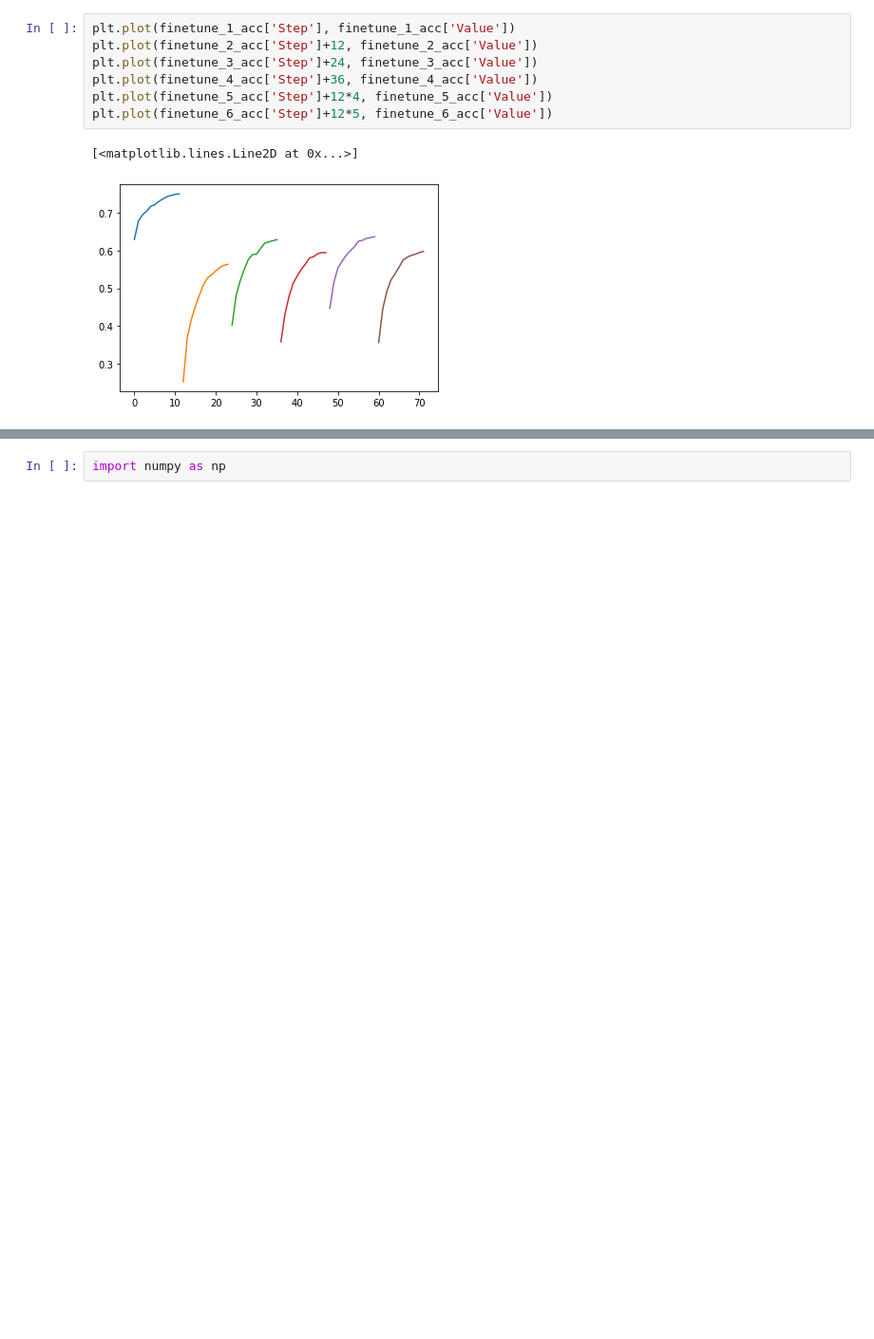
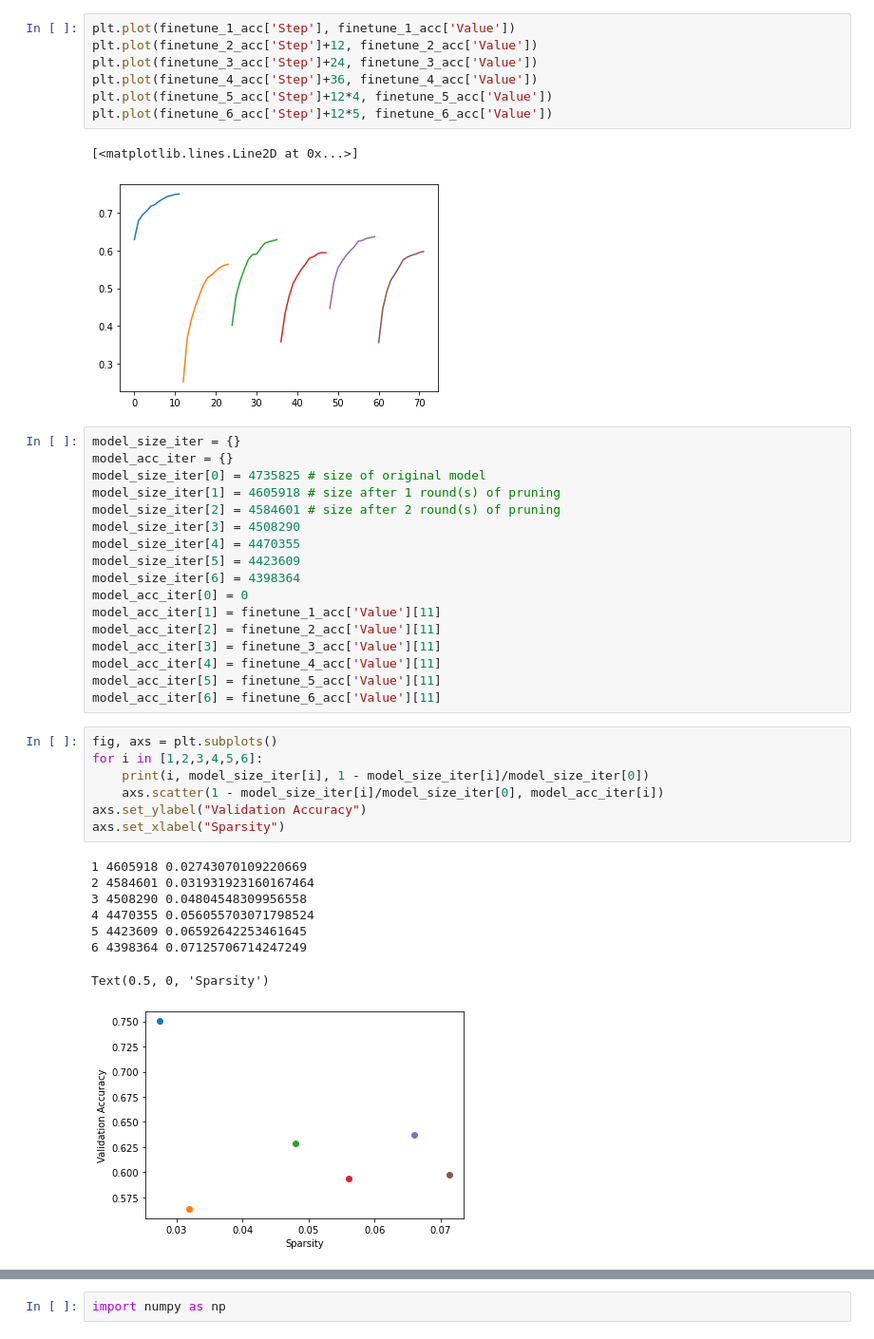
Before and after one commit to abhishek1ahuja/TransPose, a Jupyter notebook: plotting_results_exp2.ipynb, the cells around one changed output, grey strips where cells are left out. Shown at 95% size. Cells and saved outputs as stored; diff of their text form; blank space fills up the shorter version.

Commit message:
adding experiment 4 config files and adding new and updated notebooks with results charts

```diff
--- a/plotting_results_exp2.ipynb
+++ b/plotting_results_exp2.ipynb
@@ -40,3 +40,36 @@ plt.plot(finetune_6_acc['Step']+12*5, finetune_6_acc['Value'])
 # %% [output]
 [<matplotlib.lines.Line2D at 0x...>]
 [figure]
+# %%
+model_size_iter = {}
+model_acc_iter = {}
+model_size_iter[0] = 4735825 # size of original model
+model_size_iter[1] = 4605918 # size after 1 round(s) of pruning
+model_size_iter[2] = 4584601 # size after 2 round(s) of pruning
+model_size_iter[3] = 4508290
+model_size_iter[4] = 4470355
+model_size_iter[5] = 4423609
+model_size_iter[6] = 4398364
+model_acc_iter[0] = 0
+model_acc_iter[1] = finetune_1_acc['Value'][11]
+model_acc_iter[2] = finetune_2_acc['Value'][11]
+model_acc_iter[3] = finetune_3_acc['Value'][11]
+model_acc_iter[4] = finetune_4_acc['Value'][11]
+model_acc_iter[5] = finetune_5_acc['Value'][11]
+model_acc_iter[6] = finetune_6_acc['Value'][11]
+# %%
+fig, axs = plt.subplots()
+for i in [1,2,3,4,5,6]:
+    print(i, model_size_iter[i], 1 - model_size_iter[i]/model_size_iter[0])
+    axs.scatter(1 - model_size_iter[i]/model_size_iter[0], model_acc_iter[i])
+axs.set_ylabel("Validation Accuracy")
+axs.set_xlabel("Sparsity")
+# %% [output]
+1 4605918 0.02743070109220669
+2 4584601 0.031931923160167464
+3 4508290 0.04804548309956558
+4 4470355 0.056055703071798524
+5 4423609 0.06592642253461645
+6 4398364 0.07125706714247249
+Text(0.5, 0, 'Sparsity')
+[figure, added]
```
Also changed, not shown: parts of 16 cells of this notebook, 12 other files.
